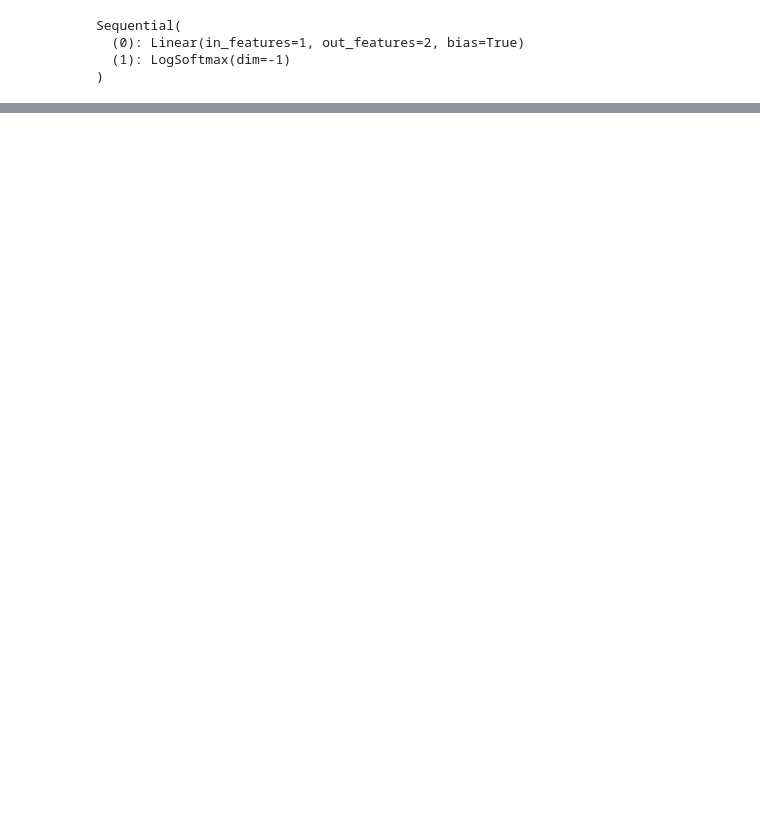
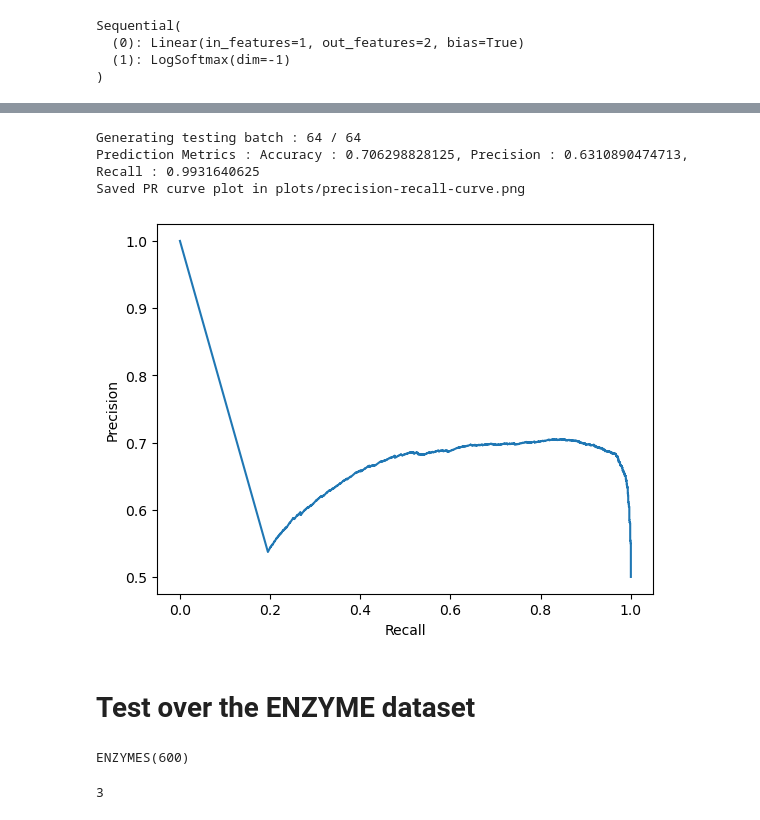
Before and after one commit to Louis-desc/CSE, a Jupyter notebook: Test.ipynb, the cells around one changed output, grey strips where cells are left out. Drawn from its saved outputs; the diff is of its cells as text; code cells hidden in the pictures; blank space fills up the shorter version.

```diff
--- a/Test.ipynb
+++ b/Test.ipynb
@@ -1412,0 +1256,22 @@ opt.param_groups[0]["lr"]
+# %%
+emb_model.load_state_dict(torch.load("ckpt/emb_model_29.pt"))
+pred_model.model.load_state_dict(torch.load("ckpt/pred_model_linear_29.pt"))
+batchs_list = generating_evaluation_batchs()
+nm_pr_curve(emb_model,pred_model,batchs_list)
+# %% [output]
+Generating testing batch : 64 / 64
+Prediction Metrics : Accuracy : 0.706298828125, Precision : 0.6310890474713, Recall : 0.9931640625
+Saved PR curve plot in plots/precision-recall-curve.png
+[figure, added]
+# %% [markdown]
+# Test over the ENZYME dataset
+# %%
+from torch_geometric.datasets import TUDataset
+ds = TUDataset(root="../Testds/ENZYMES", name="ENZYMES")
+ds
+# %% [output]
+ENZYMES(600)
+# %%
+ds.num_node_labels
+# %% [output]
+3
```
Also changed, not shown: parts of 66 cells of this notebook, 2 other files.
